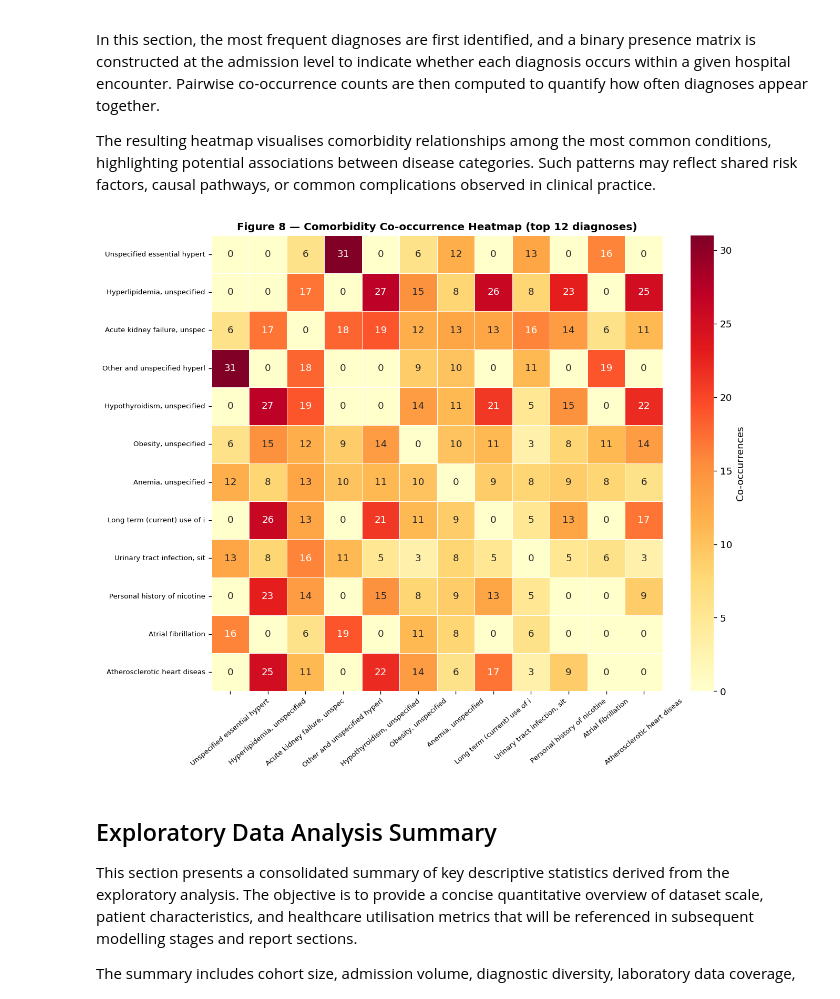
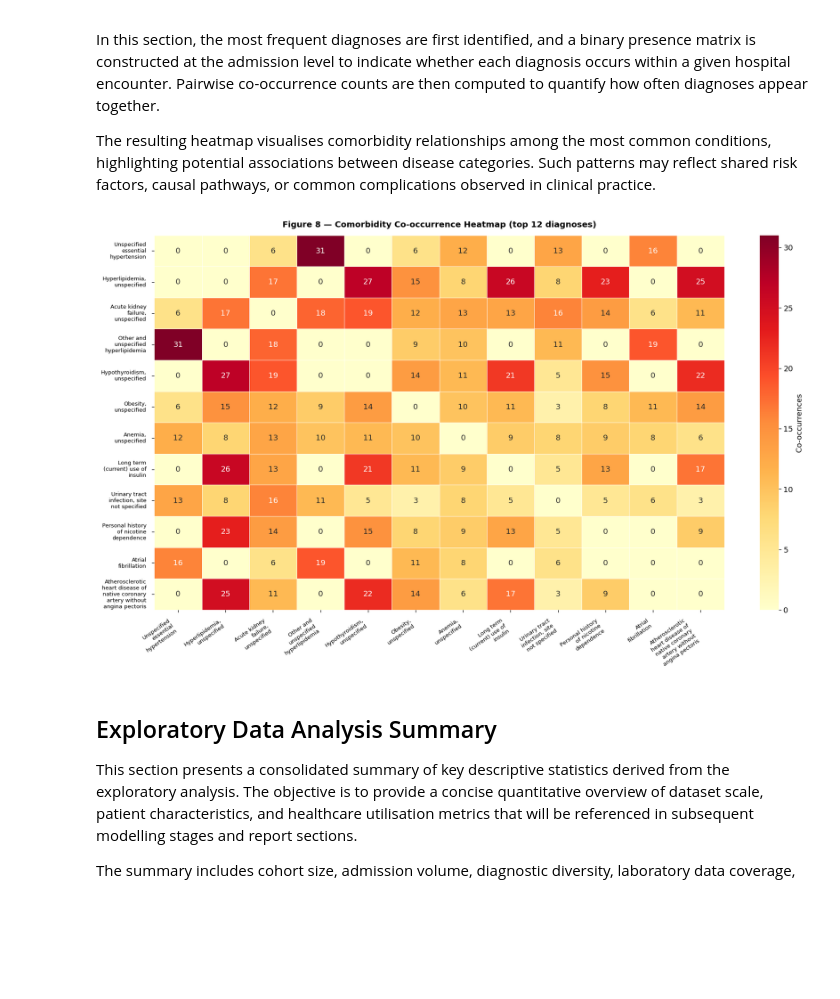
Before and after one commit to GitSentinel/medical_nlp_deterioration, a Jupyter notebook: notebooks/01_data_exploration.ipynb, the cells around one changed output. Drawn from its saved outputs; the diff is of its cells as text; code cells hidden in the pictures; blank space fills up the shorter version.

```diff
--- a/notebooks/01_data_exploration.ipynb
+++ b/notebooks/01_data_exploration.ipynb
@@ -804,8 +804,8 @@ In this section, the most frequent diagnoses are first identified, and a binary
 The resulting heatmap visualises comorbidity relationships among the most common conditions, highlighting potential associations between disease categories. Such patterns may reflect shared risk factors, causal pathways, or common complications observed in clinical practice.
 # %%
 # Identify top 12 most frequent diagnoses
-top12_titles = diagnoses_named['long_title'].value_counts().head(12).index.tolist()
-top12_short  = [t[:28] for t in top12_titles]
+top12_short = diagnoses_named['long_title'].value_counts().head(12).index.tolist()
+# top12_short  = [t[:28] for t in top12_titles]
 
 # Create set of valid admission IDs
 hadm_set     = set(admissions['hadm_id'].tolist())
@@ -836,40 +836,48 @@ for i in range(len(cooccur)):
     cooccur.iat[i, i] = 0
 
 # Visualise comorbidity heatmap
-fig, ax = plt.subplots(figsize=(11, 9))
+fig, ax = plt.subplots(figsize=(24, 12))
 
 sns.heatmap(
     cooccur,
     annot=True,
     fmt='d',
     cmap='YlOrRd',
     linewidths=0.5,
     ax=ax,
     cbar_kws={'label': 'Co-occurrences'}
 )
 
 ax.set_title(
     'Figure 8 — Comorbidity Co-occurrence Heatmap (top 12 diagnoses)',
     fontsize=12,
-    fontweight='bold'
+    fontweight='bold',
+    pad=12
 )
 
-ax.tick_params(axis='x', rotation=40, labelsize=8)
-ax.tick_params(axis='y', rotation=0,  labelsize=8)
+# ---- wrap tick labels into multiple lines + add padding ----
+wrap_w = 18  # adjust: smaller => more lines
+xlabels = [textwrap.fill(t.get_text(), width=wrap_w) for t in ax.get_xticklabels()]
+ylabels = [textwrap.fill(t.get_text(), width=wrap_w) for t in ax.get_yticklabels()]
 
+ax.set_xticklabels(xlabels, rotation=35, ha='right', fontsize=8, linespacing=1.2)
+ax.set_yticklabels(ylabels, rotation=0, fontsize=8, linespacing=1.2)
 
-# Save figure
-plt.tight_layout()
+ax.tick_params(axis='x', pad=8)
+ax.tick_params(axis='y', pad=8)
+
+# give room for multi-line labels
+plt.subplots_adjust(bottom=0.25, left=0.30)
 
 plt.savefig(
     f'{PLOTS_DIR}/eda_08_comorbidity_heatmap.png',
     dpi=150,
     bbox_inches='tight'
 )
 
 plt.show()
 # %% [output]
-[figure, old version]
+[figure, new version]
 # %% [markdown]
 ## Exploratory Data Analysis Summary
 
```
Also changed, not shown: parts of 2 cells of this notebook.
